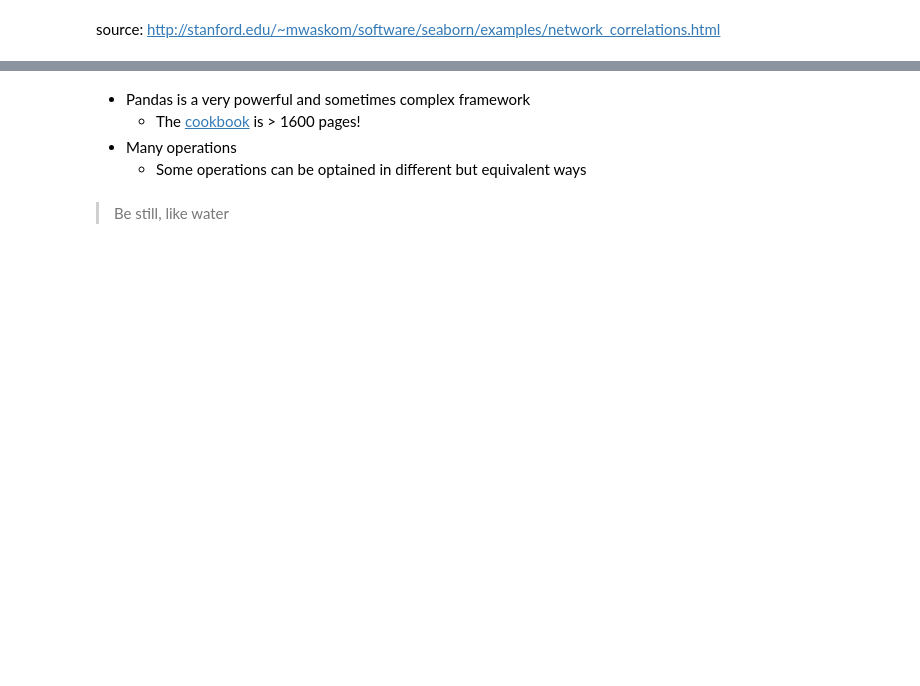
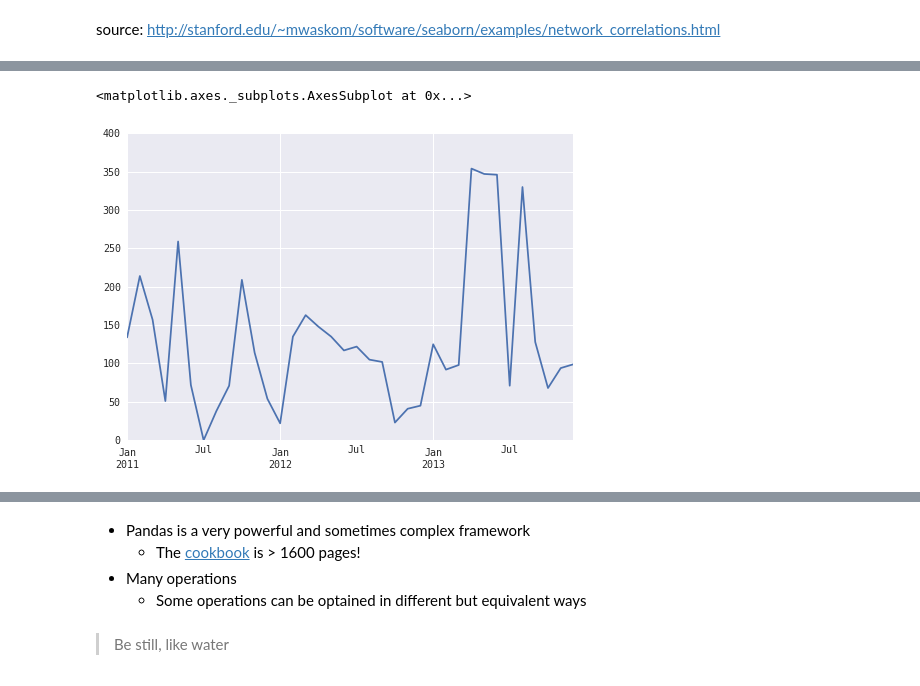
Before and after one commit to hpcit/lectures, a Jupyter notebook: pydata/06_dataframes.ipynb, the cells around one changed output, grey strips where cells are left out. Cells and saved outputs as stored; diff of their text form; code cells hidden in the pictures; blank space fills up the shorter version.

Commit message:
Added time series

```diff
--- a/pydata/06_dataframes.ipynb
+++ b/pydata/06_dataframes.ipynb
@@ -1241,0 +1336,5 @@ source: http://stanford.edu/~mwaskom/software/seaborn/examples/network_correlati
+# %%
+# Let's work now on a single Series
+C = pd.Series(B.Aspect, copy=True)
+C.index = dates
+C
@@ -1241,0 +1354,6 @@ source: http://stanford.edu/~mwaskom/software/seaborn/examples/network_correlati
+# %%
+# Select a time subset
+C['2011':'2013'].plot()
+# %% [output]
+<matplotlib.axes._subplots.AxesSubplot at 0x...>
+[figure, added]
```
Also changed, not shown: parts of 21 cells of this notebook.
